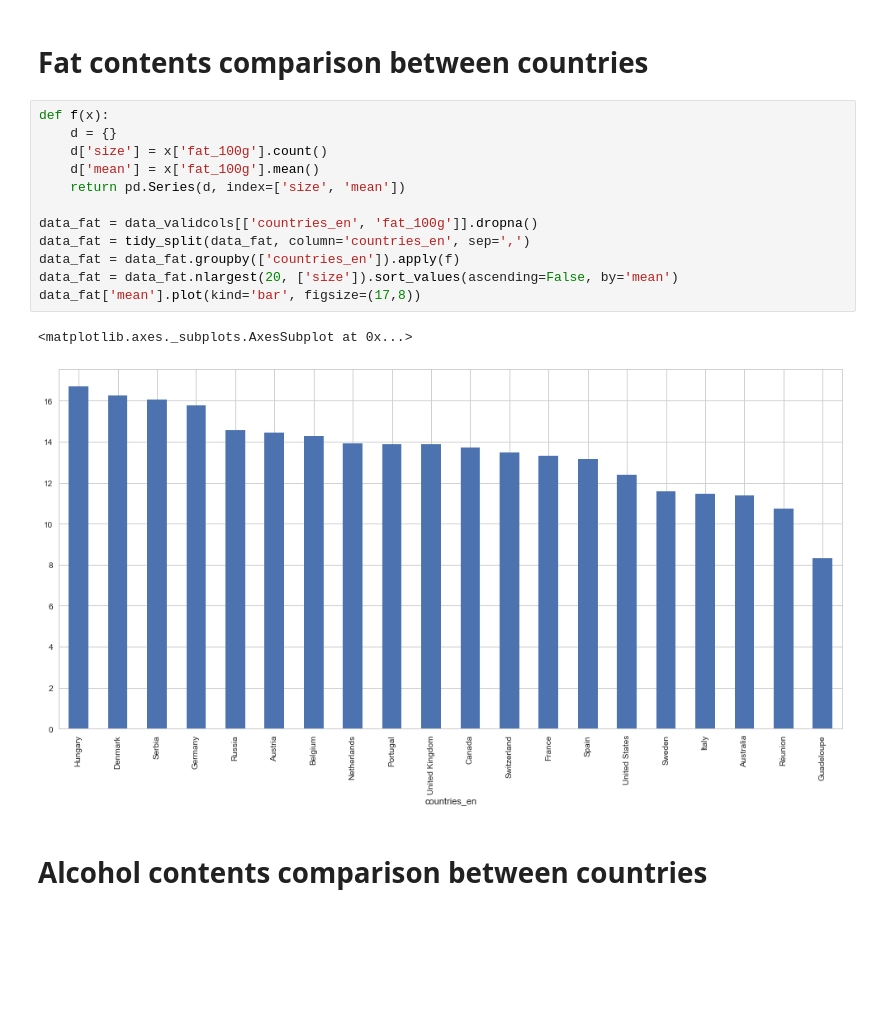
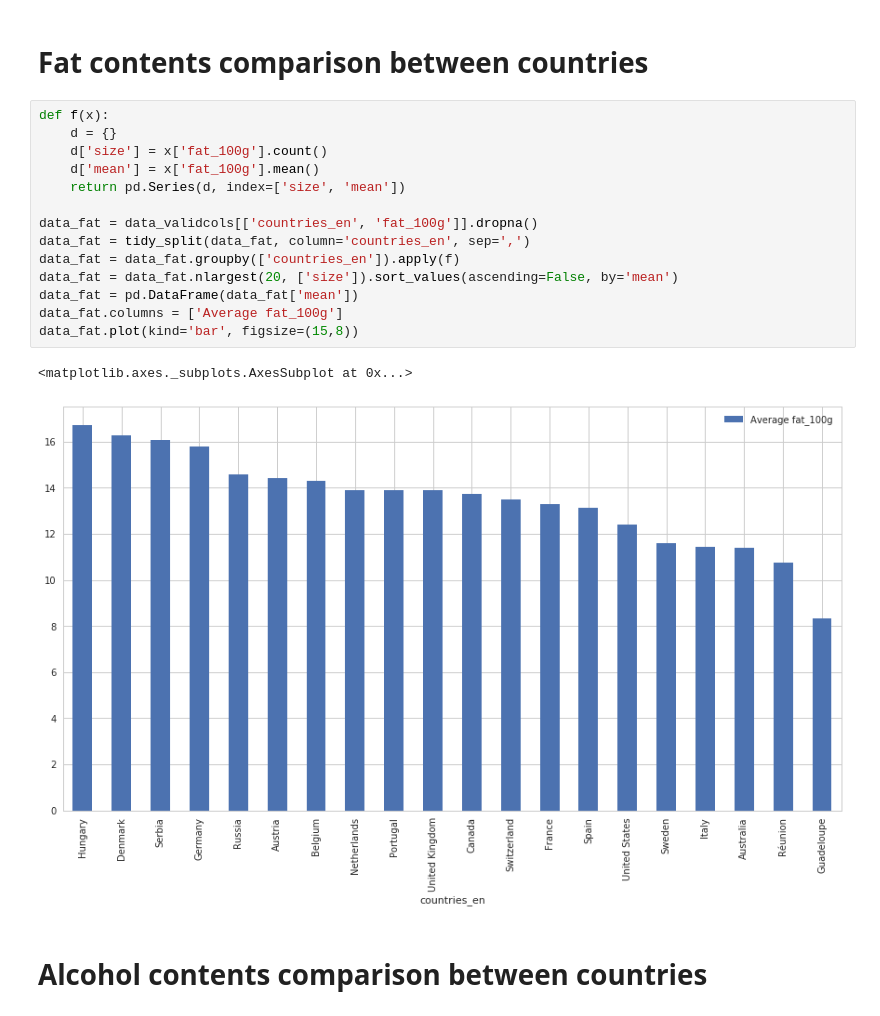
Before and after one commit to SaiFi0102/MachineLearning, a Jupyter notebook: foodfacts/openfoods_comments.ipynb, the cells around one changed output. Saved outputs shown, nothing was run; the diff lists cells and outputs as text; blank space fills up the shorter version.

```diff
--- a/foodfacts/openfoods_comments.ipynb
+++ b/foodfacts/openfoods_comments.ipynb
@@ -517,18 +430,20 @@ data_sugar['mean'].plot(kind='bar', figsize=(17,8))
 # %%
 def f(x):
     d = {}
     d['size'] = x['fat_100g'].count()
     d['mean'] = x['fat_100g'].mean()
     return pd.Series(d, index=['size', 'mean'])
 
 data_fat = data_validcols[['countries_en', 'fat_100g']].dropna()
 data_fat = tidy_split(data_fat, column='countries_en', sep=',')
 data_fat = data_fat.groupby(['countries_en']).apply(f)
 data_fat = data_fat.nlargest(20, ['size']).sort_values(ascending=False, by='mean')
-data_fat['mean'].plot(kind='bar', figsize=(17,8))
+data_fat = pd.DataFrame(data_fat['mean'])
+data_fat.columns = ['Average fat_100g']
+data_fat.plot(kind='bar', figsize=(15,8))
 # %% [output]
 <matplotlib.axes._subplots.AxesSubplot at 0x...>
-[figure, old version]
+[figure, new version]
 # %% [markdown]
 # Alcohol contents comparison between countries
 # %%
```
Also changed, not shown: parts of 37 cells of this notebook, 1 other file.
